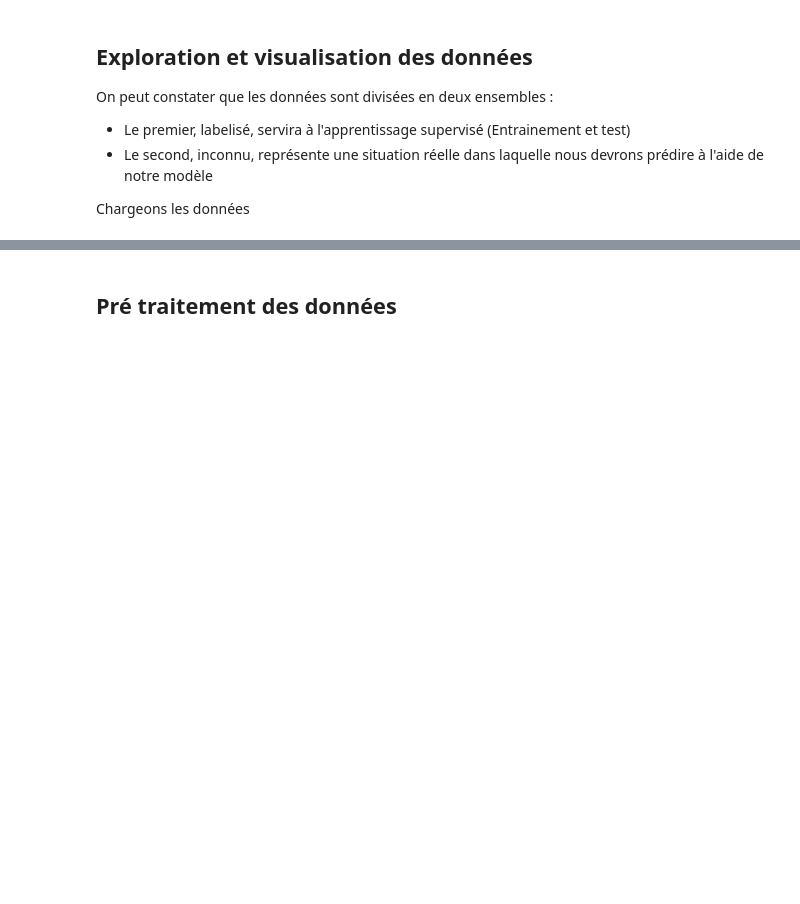
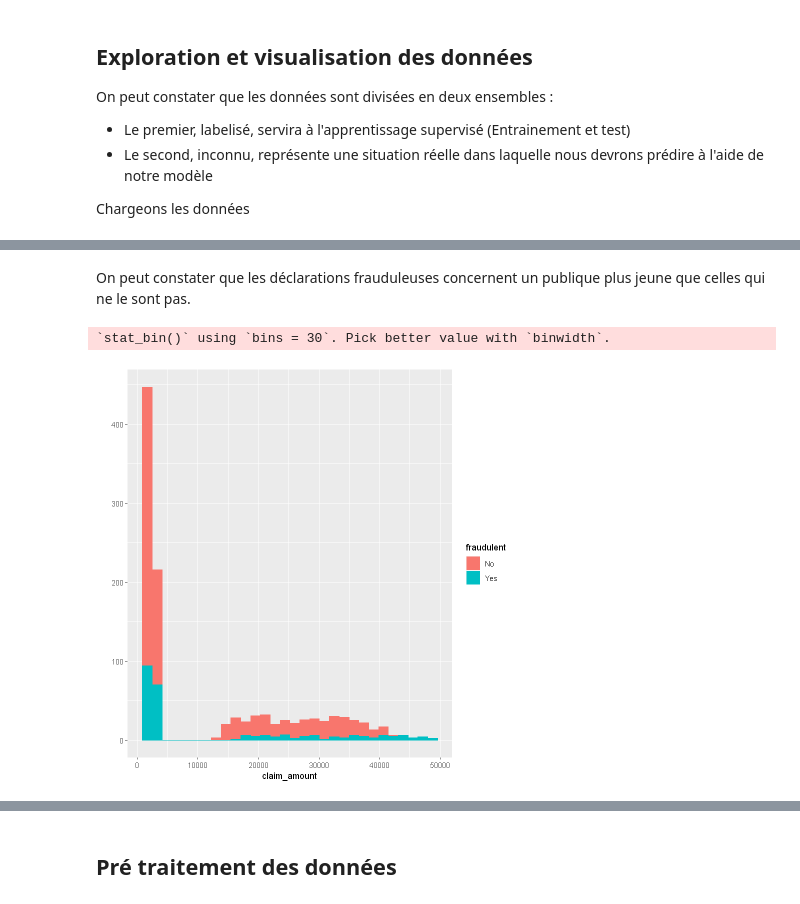
Before and after one commit to MaxGomas/mlanalyse, a Jupyter notebook: main.ipynb, the cells around one changed output, grey strips where cells are left out. Cells and saved outputs as stored; diff of their text form; code cells hidden in the pictures; blank space fills up the shorter version.

```diff
--- a/main.ipynb
+++ b/main.ipynb
@@ -12,0 +32,8 @@ Chargeons les données
+# %% [markdown]
+On peut constater que les déclarations frauduleuses concernent un publique plus jeune que celles qui ne le sont pas.
+# %%
+library(ggplot2)
+qplot(claim_amount, data=fraudes, color=fraudulent, fill=fraudulent)
+# %% [output]
+`stat_bin()` using `bins = 30`. Pick better value with `binwidth`.
+[figure, added]
```
Also changed, not shown: parts of 9 cells of this notebook, 1 other file.
